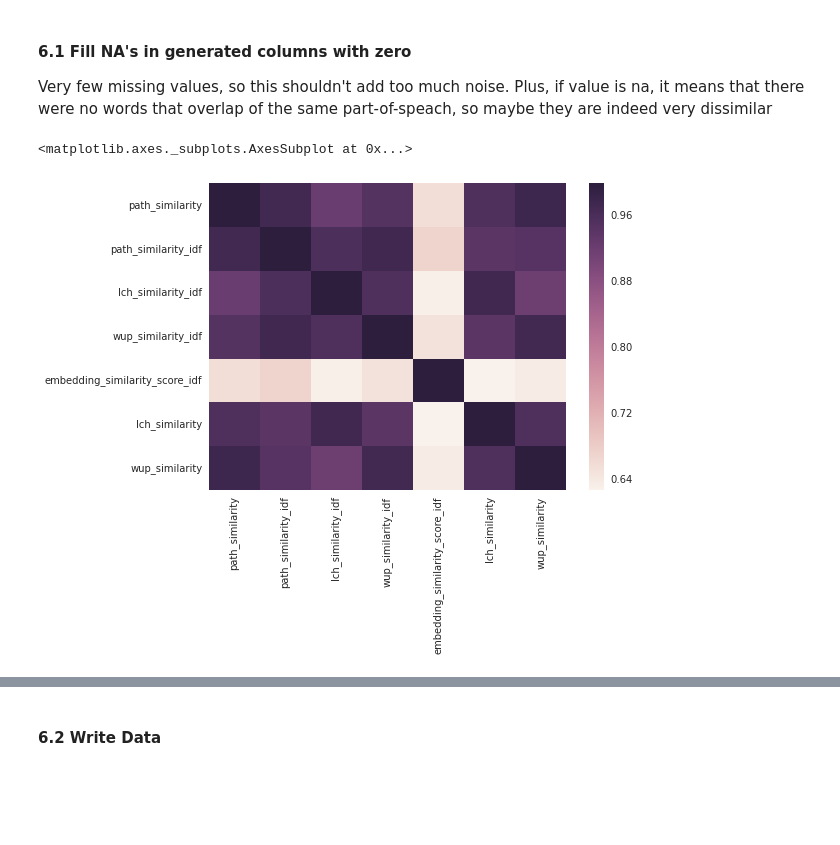
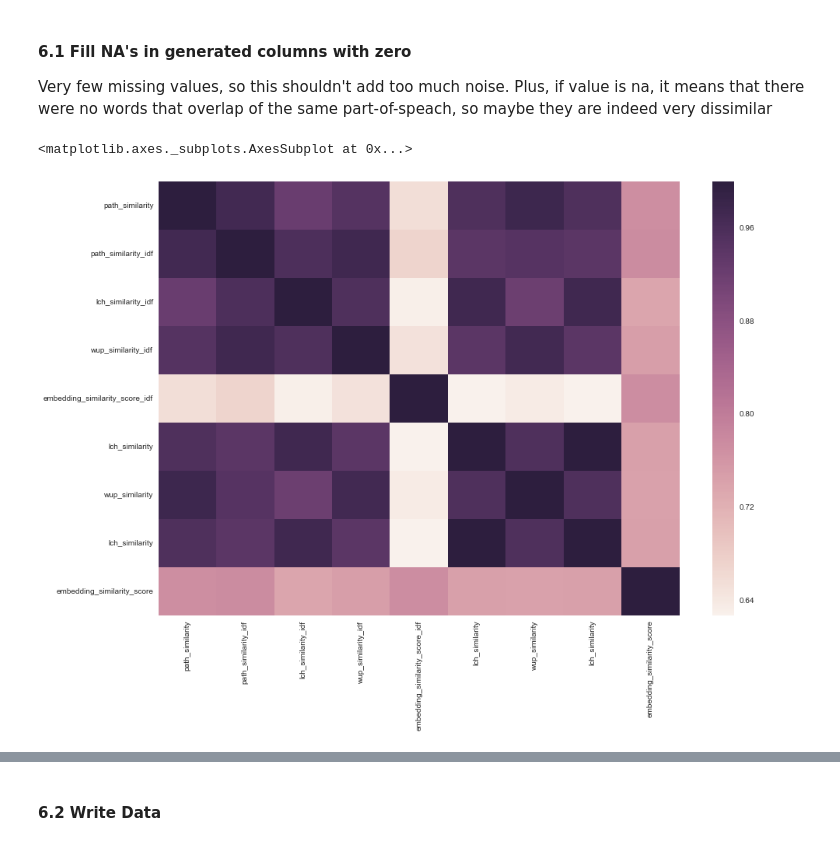
Before and after one commit to tamirbennatan/quora, a Jupyter notebook: feature_engineering/wordnet_distance.ipynb, the cells around one changed output, grey strips where cells are left out. Drawn from its saved outputs; the diff is of its cells as text; code cells hidden in the pictures; blank space fills up the shorter version.

Commit message:
Saved Embedding Distance Score

```diff
--- a/feature_engineering/wordnet_distance.ipynb
+++ b/feature_engineering/wordnet_distance.ipynb
@@ -1,24 +1,27 @@
 # %%
 %matplotlib inline
+from matplotlib.pylab import rcParams
+rcParams['figure.figsize'] = 15, 10
 
-import seaborn as sns
 
-import pandas as pd
-import numpy as np
+# import seaborn as sns
 
-from nltk.corpus import wordnet as wn
-from nltk import word_tokenize, pos_tag
-from nltk.corpus import stopwords
-stops = set(stopwords.words('english'))
+# import pandas as pd
+# import numpy as np
 
-from sklearn.feature_extraction.text import TfidfVectorizer
+# from nltk.corpus import wordnet as wn
+# from nltk import word_tokenize, pos_tag
+# from nltk.corpus import stopwords
+# stops = set(stopwords.words('english'))
 
-import re
+# from sklearn.feature_extraction.text import TfidfVectorizer
 
-import spacy
-# Load spaCy pipeline. Disable Named Entity Recognition, since I don't need it.
+# import re
 
-nlp = spacy.load('en_core_web_lg', disable=['ner'])
+# import spacy
+# # Load spaCy pipeline. Disable Named Entity Recognition, since I don't need it.
+
+# nlp = spacy.load('en_core_web_lg', disable=['ner'])
 # %% [markdown]
 ## Sentence Average WordNet Distance
 
@@ -973,11 +983,11 @@ data[[u'path_similarity',
 # %%
 corr = data[[u'path_similarity',
        u'path_similarity_idf', u'lch_similarity_idf', u'wup_similarity_idf',
        u'embedding_similarity_score_idf', u'lch_similarity',
-       u'wup_similarity']].corr()
+       u'wup_similarity', 'lch_similarity', 'embedding_similarity_score']].corr()
 sns.heatmap(corr,
             xticklabels=corr.columns.values,
             yticklabels=corr.columns.values)
 # %% [output]
 <matplotlib.axes._subplots.AxesSubplot at 0x...>
-[figure, old version]
+[figure, new version]
```
Also changed, not shown: parts of 9 cells of this notebook, 1 other file.
